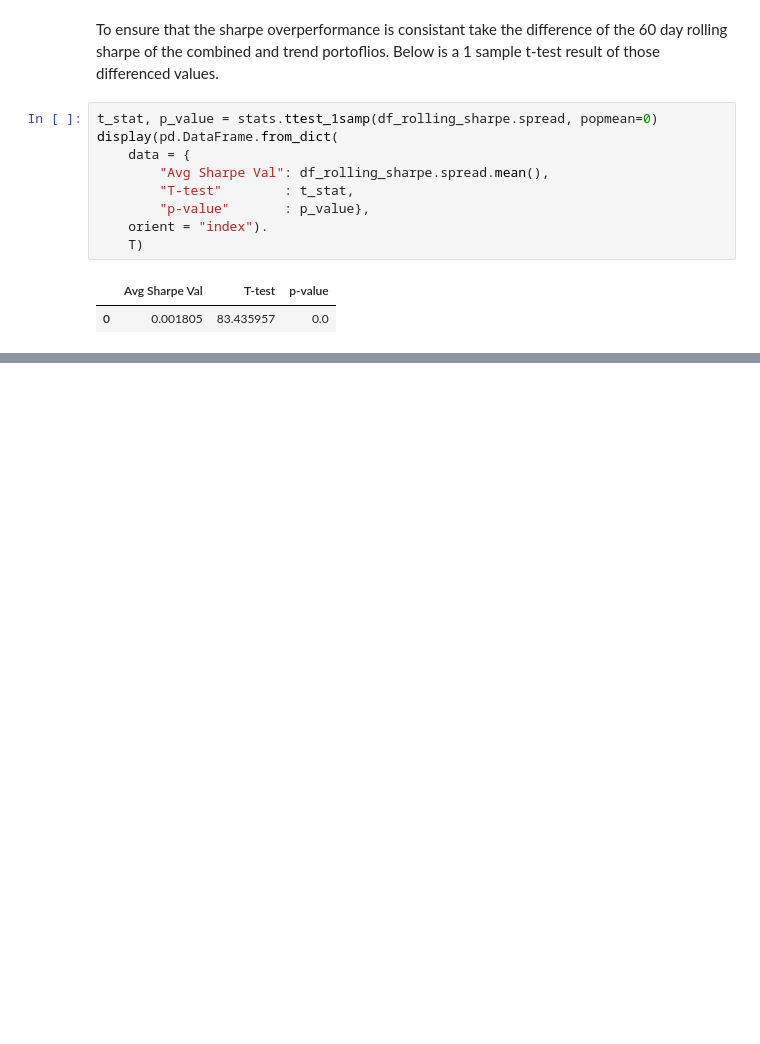
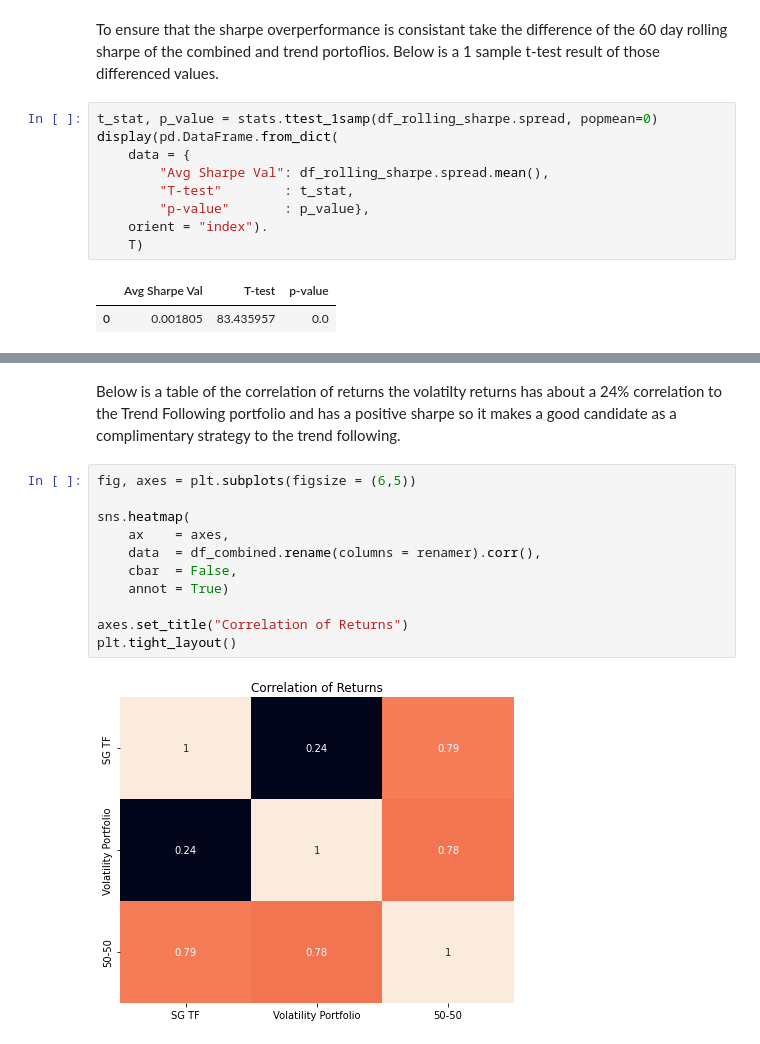
Before and after one commit to diegodalvarez/TrendConvexity, a Jupyter notebook: notebooks/3TrendVolatilityReplication.ipynb, the cells around one changed output, grey strips where cells are left out. Drawn from its saved outputs; the diff is of its cells as text; blank space fills up the shorter version.

```diff
--- a/notebooks/3TrendVolatilityReplication.ipynb
+++ b/notebooks/3TrendVolatilityReplication.ipynb
@@ -241,0 +288,15 @@ Although the sharpe increase is small it is statistically significant.
+# %% [markdown]
+Below is a table of the correlation of returns the volatilty returns has about a 24% correlation to the Trend Following portfolio and has a positive sharpe so it makes a good candidate as a complimentary strategy to the trend following.
+# %%
+fig, axes = plt.subplots(figsize = (6,5))
+
+sns.heatmap(
+    ax    = axes,
+    data  = df_combined.rename(columns = renamer).corr(),
+    cbar  = False,
+    annot = True)
+
+axes.set_title("Correlation of Returns")
+plt.tight_layout()
+# %% [output]
+[figure, added]
```
Also changed, not shown: parts of 15 cells of this notebook.
